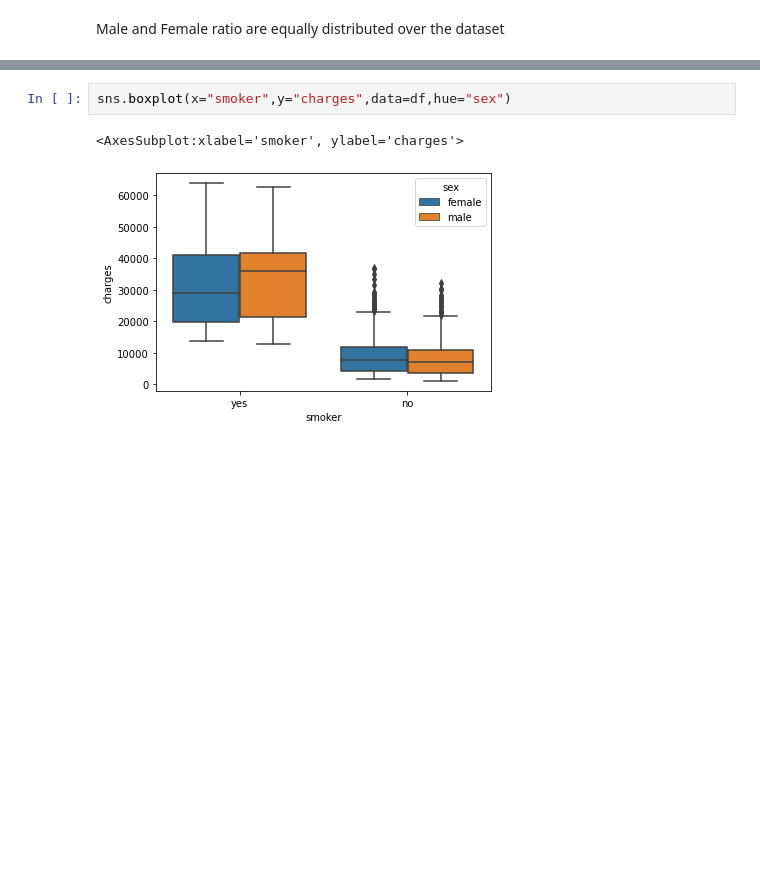
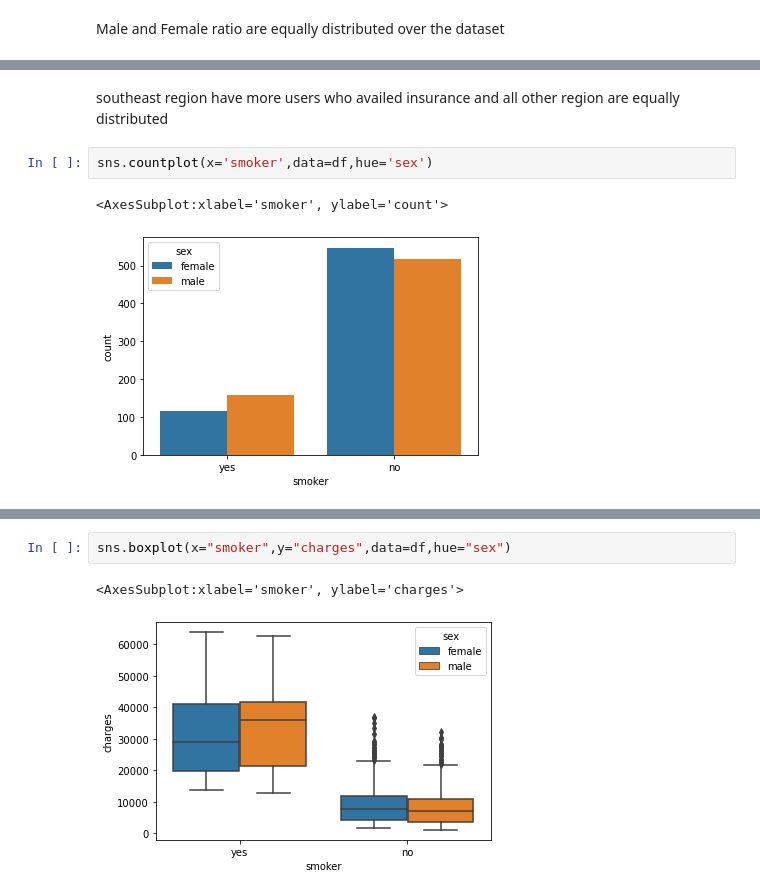
Before and after one commit to Sharathofficial/DATA602-, a Jupyter notebook: Assignment 3/EDA/EDA_Medical_Insurance.ipynb, the cells around one changed output, grey strips where cells are left out. Cells and saved outputs as stored; diff of their text form; blank space fills up the shorter version.

```diff
--- a/Assignment 3/EDA/EDA_Medical_Insurance.ipynb
+++ b/Assignment 3/EDA/EDA_Medical_Insurance.ipynb
@@ -102,0 +97,7 @@ plt.show()
+# %% [markdown]
+southeast region have more users who availed insurance and all other region are equally distributed
+# %%
+sns.countplot(x='smoker',data=df,hue='sex')
+# %% [output]
+<AxesSubplot:xlabel='smoker', ylabel='count'>
+[figure, added]
```
Also changed, not shown: parts of 18 cells of this notebook.
